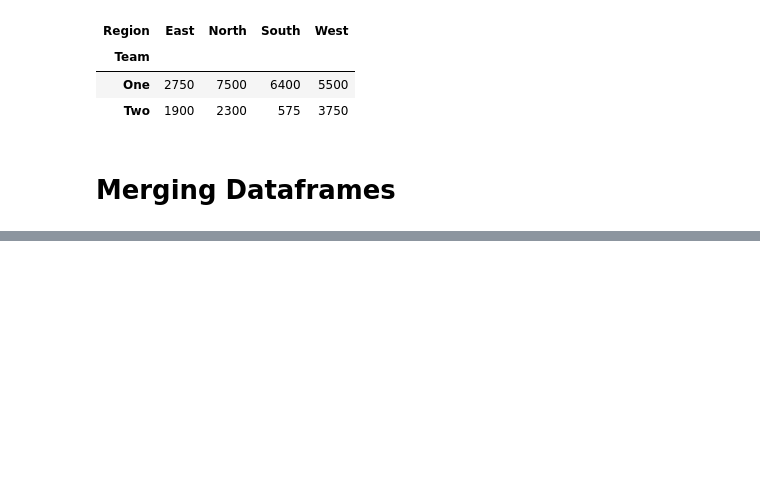
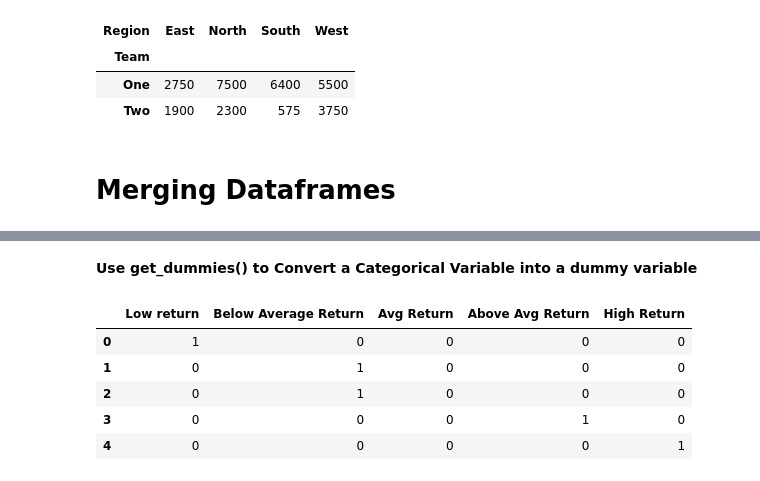
Before and after one commit to Rohitkumar-88/ML_Projects, a Jupyter notebook: Advance_Pandas.ipynb, the cells around one changed output, grey strips where cells are left out. Cells and saved outputs as stored; diff of their text form; code cells hidden in the pictures; blank space fills up the shorter version.

```diff
--- a/Advance_Pandas.ipynb
+++ b/Advance_Pandas.ipynb
@@ -807,0 +968,11 @@ import pandas as pd
+# %% [markdown]
+**Use get_dummies() to Convert a Categorical Variable into a dummy variable**
+# %%
+pd.get_dummies(df['Count Category'])
+# %% [output]
+|  | Low return | Below Average Return | Avg Return | Above Avg Return | High Return |
+| 0 | 1 | 0 | 0 | 0 | 0 |
+| 1 | 0 | 1 | 0 | 0 | 0 |
+| 2 | 0 | 1 | 0 | 0 | 0 |
+| 3 | 0 | 0 | 0 | 1 | 0 |
+| 4 | 0 | 0 | 0 | 0 | 1 |
```
Also changed, not shown: parts of 27 cells of this notebook.
